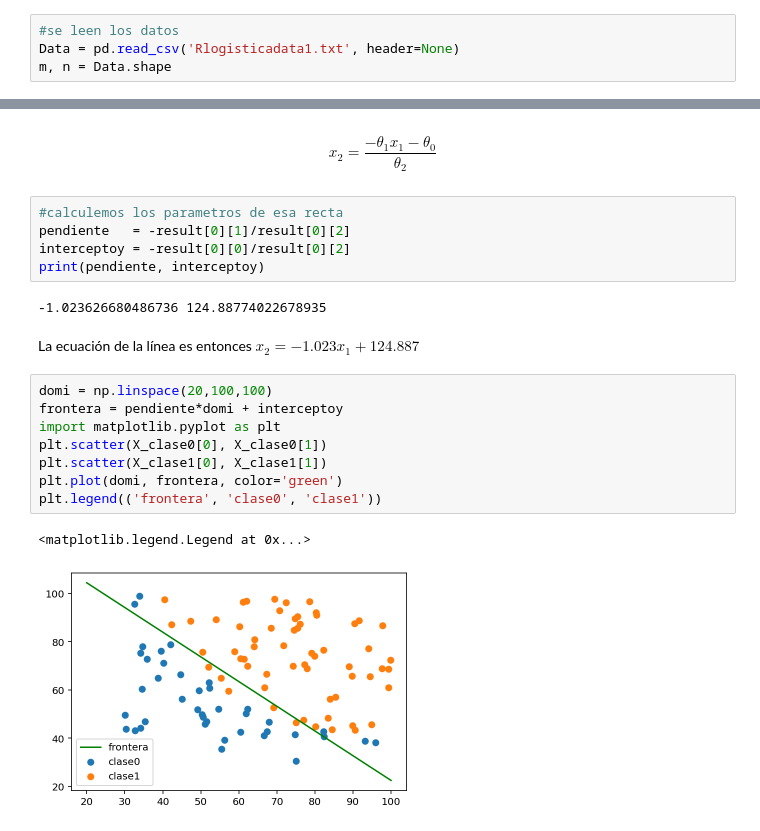
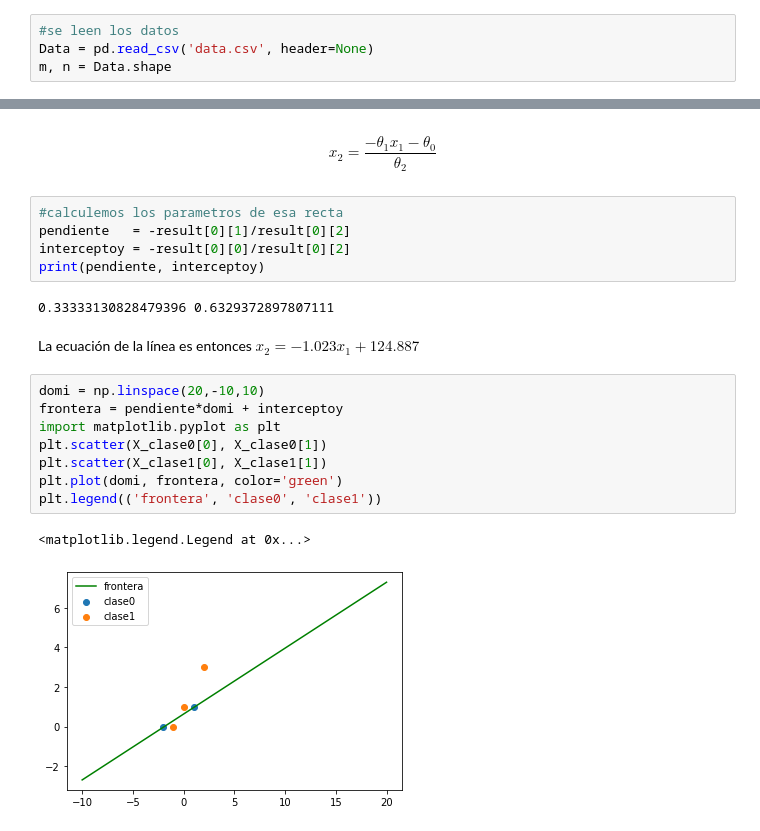
Before and after one commit to jgavirias13/DataScienceTools, a Jupyter notebook: Estadistica/RegresionLogistica/2_Optimization_Loss_Logistic.ipynb, the cells around one changed output, grey strips where cells are left out. Cells and saved outputs as stored; diff of their text form.

```diff
--- a/Estadistica/RegresionLogistica/2_Optimization_Loss_Logistic.ipynb
+++ b/Estadistica/RegresionLogistica/2_Optimization_Loss_Logistic.ipynb
@@ -9,7 +9,7 @@ import pandas as pd
 import numpy as np
 # %%
 #se leen los datos
-Data = pd.read_csv('Rlogisticadata1.txt', header=None)
+Data = pd.read_csv('data.csv', header=None)
 m, n = Data.shape
 # %%
 # se miran las primeras cinco filas para ver de que se trata
@@ -155,17 +163,17 @@ pendiente   = -result[0][1]/result[0][2]
 interceptoy = -result[0][0]/result[0][2]
 print(pendiente, interceptoy)
 # %% [output]
--1.023626680486736 124.88774022678935
+0.33333130828479396 0.6329372897807111
 # %% [markdown]
 La ecuación de la línea es entonces $ x_2 = -1.023 x_1 + 124.887 $
 # %%
-domi = np.linspace(20,100,100)
+domi = np.linspace(20,-10,10)
 frontera = pendiente*domi + interceptoy
 import matplotlib.pyplot as plt
 plt.scatter(X_clase0[0], X_clase0[1])
 plt.scatter(X_clase1[0], X_clase1[1])
 plt.plot(domi, frontera, color='green')
 plt.legend(('frontera', 'clase0', 'clase1'))
 # %% [output]
 <matplotlib.legend.Legend at 0x...>
-[figure, old version]
+[figure, new version]
```
Also changed, not shown: parts of 7 cells of this notebook, 11 other files.
